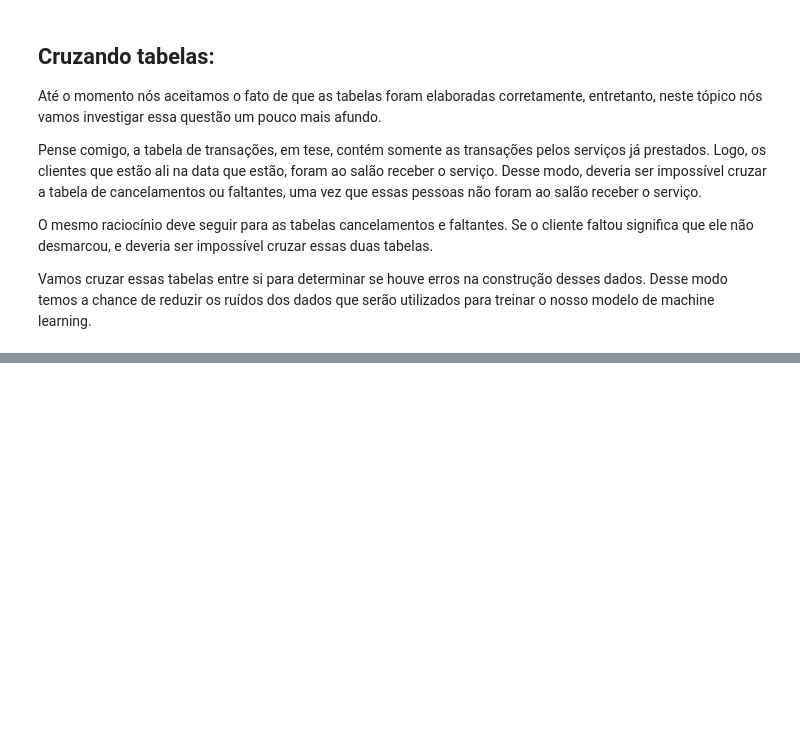
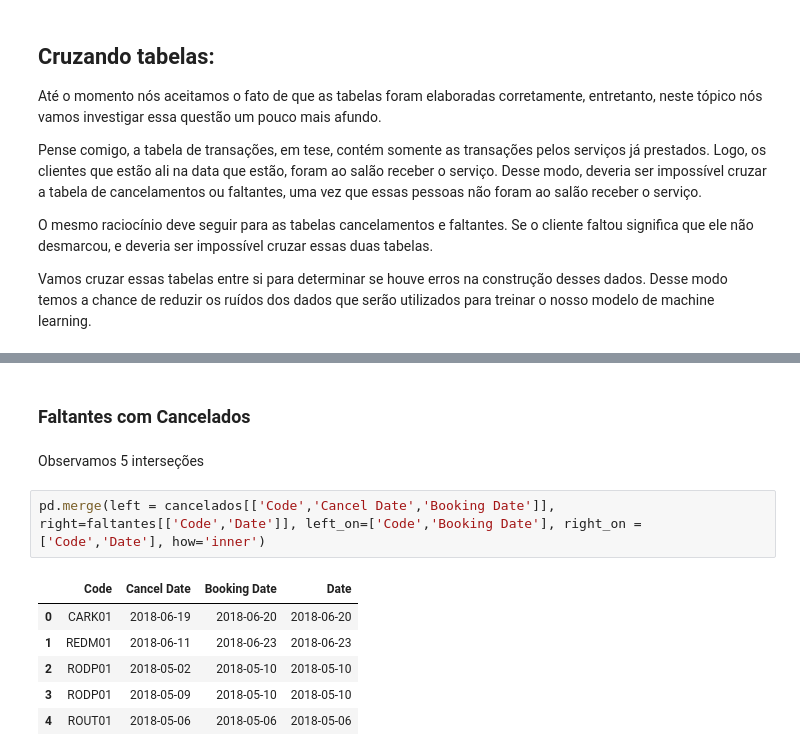
Before and after one commit to Alexandre-Esposte/Reserva_Nao_Honrada, a Jupyter notebook: notebooks/analises.ipynb, the cells around one changed output, grey strips where cells are left out. Saved outputs shown, nothing was run; the diff lists cells and outputs as text; blank space fills up the shorter version.

```diff
--- a/notebooks/analises.ipynb
+++ b/notebooks/analises.ipynb
@@ -987,0 +1019,13 @@ Vamos cruzar essas tabelas entre si para determinar se houve erros na construç
+# %% [markdown]
+### **Faltantes com Cancelados**
+# %% [markdown]
+Observamos 5 interseções
+# %%
+pd.merge(left = cancelados[['Code','Cancel Date','Booking Date']], right=faltantes[['Code','Date']], left_on=['Code','Booking Date'], right_on = ['Code','Date'], how='inner')
+# %% [output]
+|  | Code | Cancel Date | Booking Date | Date |
+| 0 | CARK01 | 2018-06-19 | 2018-06-20 | 2018-06-20 |
+| 1 | REDM01 | 2018-06-11 | 2018-06-23 | 2018-06-23 |
+| 2 | RODP01 | 2018-05-02 | 2018-05-10 | 2018-05-10 |
+| 3 | RODP01 | 2018-05-09 | 2018-05-10 | 2018-05-10 |
+| 4 | ROUT01 | 2018-05-06 | 2018-05-06 | 2018-05-06 |
```
Also changed, not shown: parts of 9 cells of this notebook.
